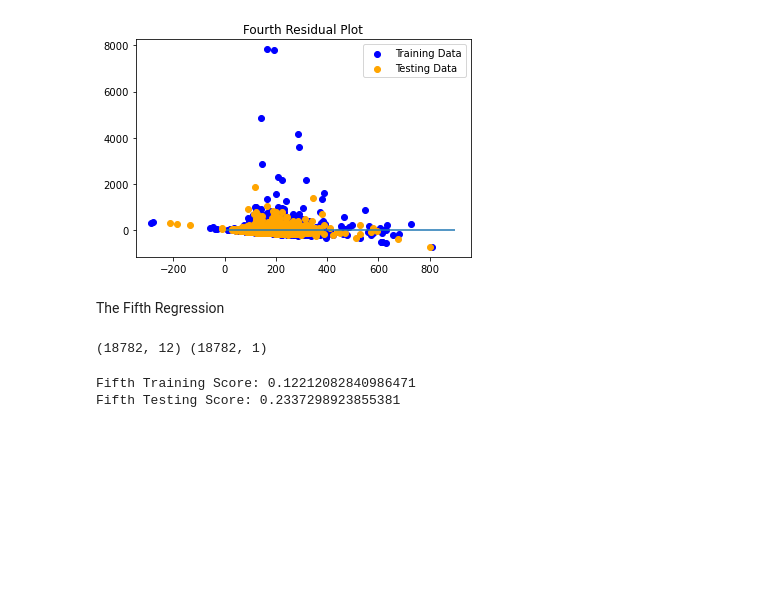
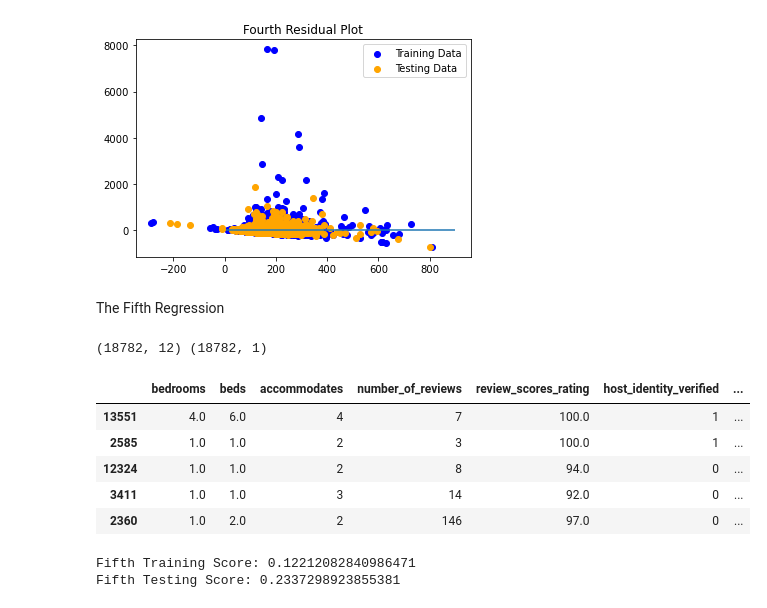
Before and after one commit to zhr47/Final_Project, a Jupyter notebook: ML_model.ipynb, the cells around one changed output. Saved outputs shown, nothing was run; the diff lists cells and outputs as text; code cells hidden in the pictures; blank space fills up the shorter version.

```diff
--- a/ML_model.ipynb
+++ b/ML_model.ipynb
@@ -218,3 +219,11 @@ print (X.shape, y.shape)
 # %%
 from sklearn.model_selection import train_test_split
 X_train, X_test, y_train, y_test = train_test_split(X,y, random_state = 42)
+X_test.head()
+# %% [output]
+|  | bedrooms | beds | accommodates | number_of_reviews | review_scores_rating | host_identity_verified | ... |
+| 13551 | 4.0 | 6.0 | 4 | 7 | 100.0 | 1 | ... |
+| 2585 | 1.0 | 1.0 | 2 | 3 | 100.0 | 1 | ... |
+| 12324 | 1.0 | 1.0 | 2 | 8 | 94.0 | 0 | ... |
+| 3411 | 1.0 | 1.0 | 3 | 14 | 92.0 | 0 | ... |
+| 2360 | 1.0 | 2.0 | 2 | 146 | 97.0 | 0 | ... |
```
Also changed, not shown: parts of 11 cells of this notebook.
